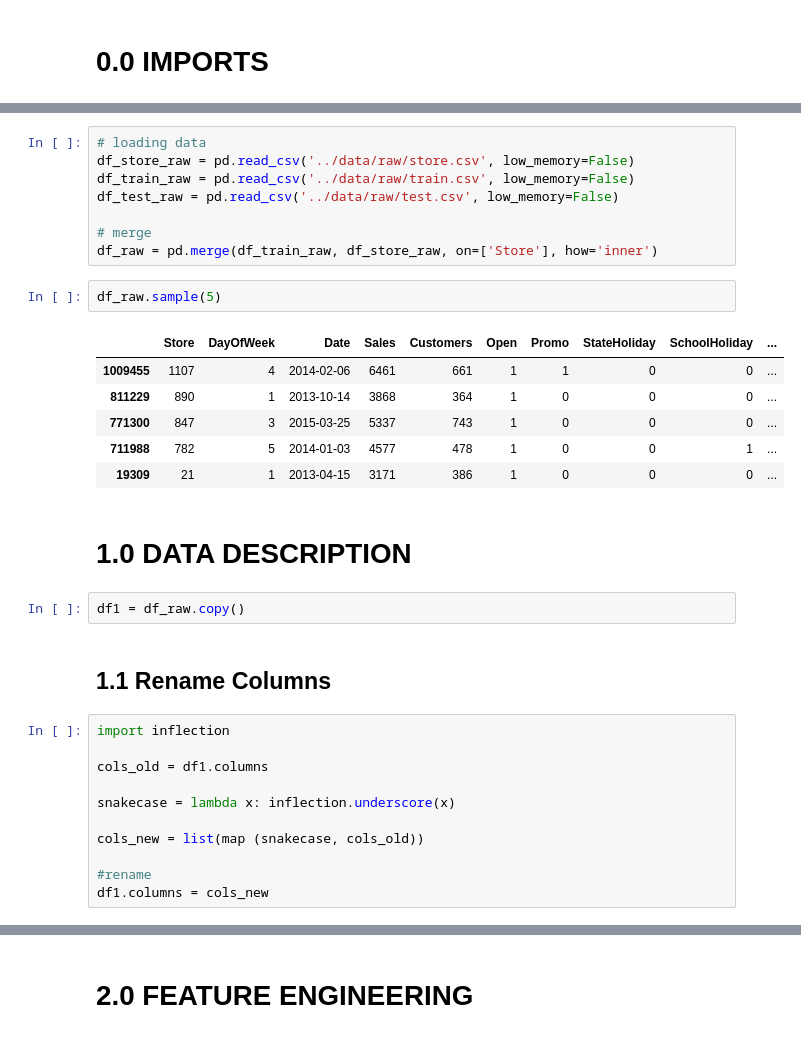
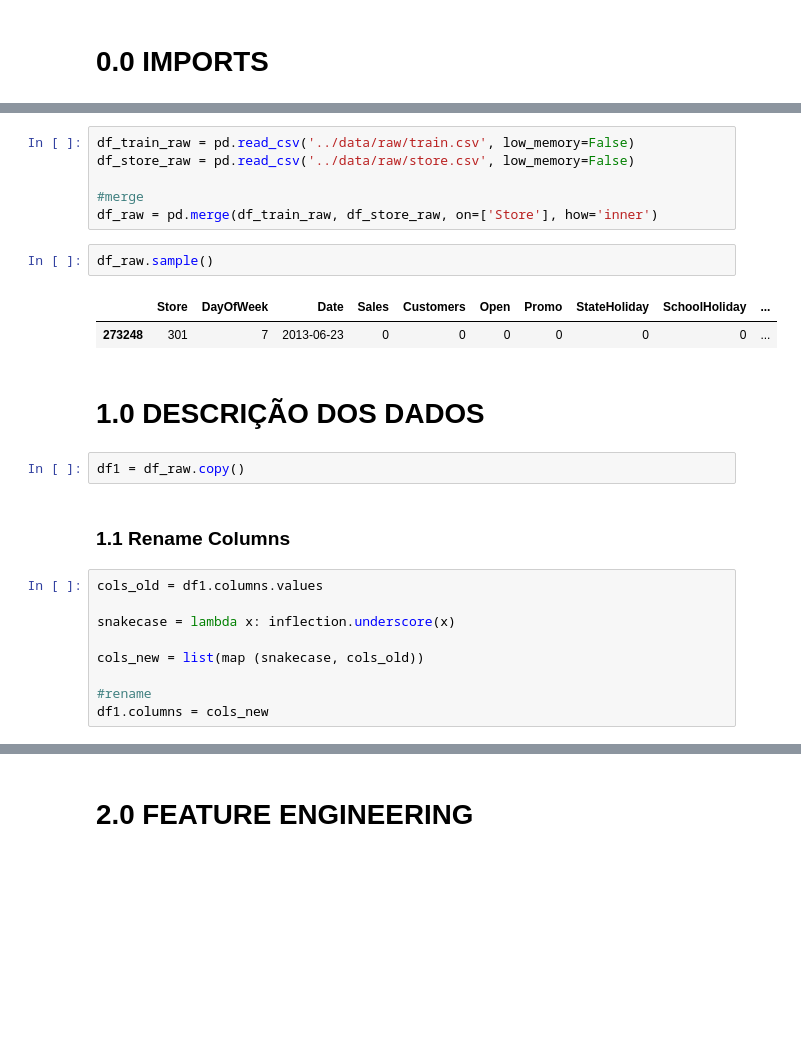
Before and after one commit to marcusbraggion/forecasting_sales, a Jupyter notebook: notebooks/forecasting_sales.ipynb, the cells around one changed output, grey strips where cells are left out. Drawn from its saved outputs; the diff is of its cells as text; blank space fills up the shorter version.

```diff
--- a/notebooks/forecasting_sales.ipynb
+++ b/notebooks/forecasting_sales.ipynb
@@ -42,30 +64,22 @@ df_train_raw
 # %%
-# loading data
+df_train_raw = pd.read_csv('../data/raw/train.csv', low_memory=False)
 df_store_raw = pd.read_csv('../data/raw/store.csv', low_memory=False)
-df_train_raw = pd.read_csv('../data/raw/train.csv', low_memory=False)
-df_test_raw = pd.read_csv('../data/raw/test.csv', low_memory=False)
 
-# merge
+#merge
 df_raw = pd.merge(df_train_raw, df_store_raw, on=['Store'], how='inner')
 # %%
-df_raw.sample(5)
+df_raw.sample()
 # %% [output]
 |  | Store | DayOfWeek | Date | Sales | Customers | Open | Promo | StateHoliday | SchoolHoliday | ... |
-| 1009455 | 1107 | 4 | 2014-02-06 | 6461 | 661 | 1 | 1 | 0 | 0 | ... |
-| 811229 | 890 | 1 | 2013-10-14 | 3868 | 364 | 1 | 0 | 0 | 0 | ... |
-| 771300 | 847 | 3 | 2015-03-25 | 5337 | 743 | 1 | 0 | 0 | 0 | ... |
-| 711988 | 782 | 5 | 2014-01-03 | 4577 | 478 | 1 | 0 | 0 | 1 | ... |
-| 19309 | 21 | 1 | 2013-04-15 | 3171 | 386 | 1 | 0 | 0 | 0 | ... |
+| 273248 | 301 | 7 | 2013-06-23 | 0 | 0 | 0 | 0 | 0 | 0 | ... |
 # %% [markdown]
-# 1.0 DATA DESCRIPTION
+# 1.0 DESCRIÇÃO DOS DADOS
 # %%
 df1 = df_raw.copy()
 # %% [markdown]
-## 1.1 Rename Columns
+### 1.1 Rename Columns
 # %%
-import inflection
-
-cols_old = df1.columns
+cols_old = df1.columns.values
 
 snakecase = lambda x: inflection.underscore(x)
 
```
Also changed, not shown: parts of 78 cells of this notebook, 2 other files.
